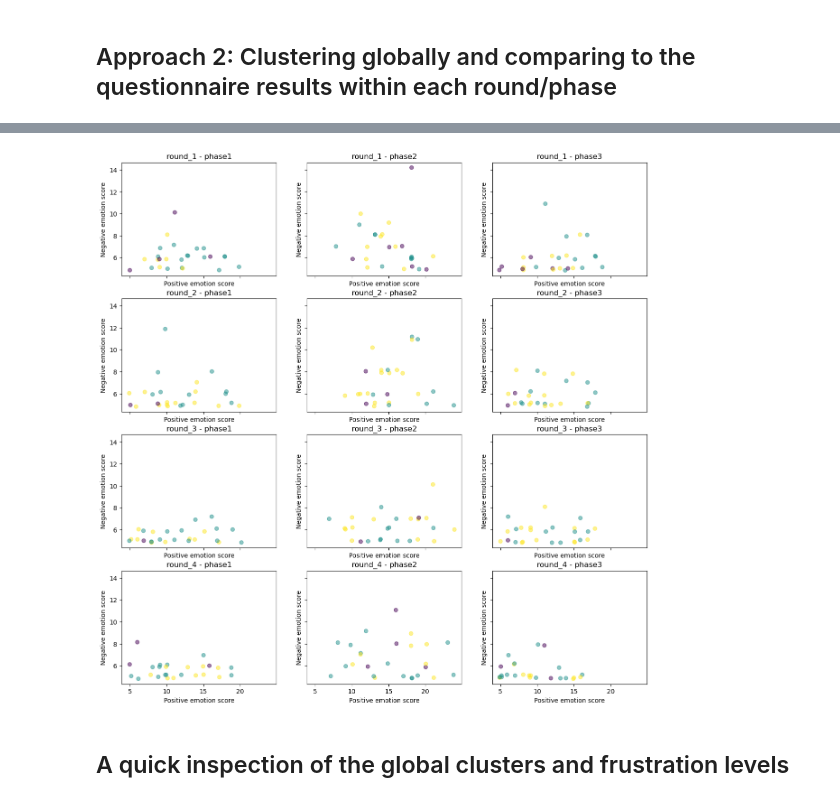
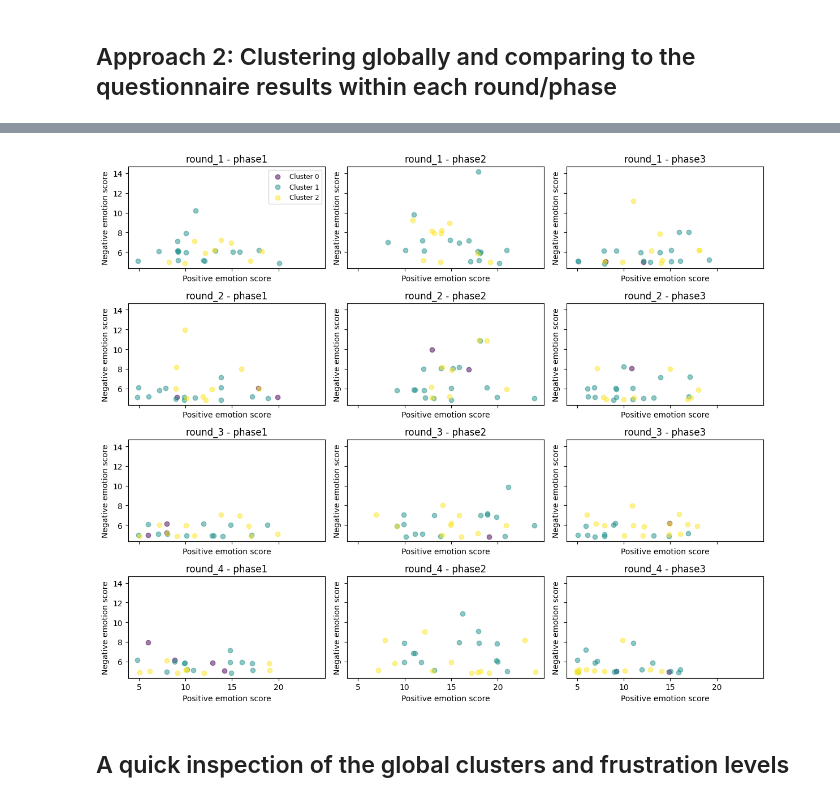
Before and after one commit to SorenBlattBendtsen/02582, a Jupyter notebook: Assignment_2/clusters_vs_emotions.ipynb, the cells around one changed output, grey strips where cells are left out. Saved outputs shown, nothing was run; the diff lists cells and outputs as text; code cells hidden in the pictures.

```diff
--- a/Assignment_2/clusters_vs_emotions.ipynb
+++ b/Assignment_2/clusters_vs_emotions.ipynb
@@ -220,7 +271,21 @@ for i, round in enumerate(sorted(data.Round.unique())):
 # %% [markdown]
 ## Approach 2: Clustering globally and comparing to the questionnaire results within each round/phase
 # %%
-X = standardize(data[num_cols])
-
-kmeans = KMeans(n_clusters=3, random_state=0, n_init="auto").fit(X)
+X = standardize(data_filtered)
+# Kmeans
+kmeans = KMeans(n_clusters=4, random_state=0, n_init="auto").fit(X)
 data['cluster'] = kmeans.labels_
+# %%
+X = standardize(data_filtered)
+# apply K-medoids clustering
+from sklearn_extra.cluster import KMedoids
+
+kmedoids = KMedoids(n_clusters=4, random_state=0).fit(X)
+data['cluster'] = kmedoids.labels_
+# %%
+X = standardize(data_filtered)
+# perfrom hierarchical clustering
+from sklearn.cluster import AgglomerativeClustering
+
+agg = AgglomerativeClustering(n_clusters=3).fit(X)
+data['cluster'] = agg.labels_
@@ -227,14 +310,39 @@ data['cluster'] = kmeans.labels_
 # %%
-fig, axs = plt.subplots(4, 3, figsize=(15, 15), sharey=True, sharex=True)
+# Create subplots
+fig, axs = plt.subplots(4, 3, figsize=(12, 10), sharey=True, sharex=True)
 
-for i, round in enumerate(sorted(data.Round.unique())):
-    for j, phase in enumerate(sorted(data.Phase.unique())):
+# Get unique rounds and phases
+unique_rounds = sorted(data.Round.unique())
+unique_phases = sorted(data.Phase.unique())
+
+# Get unique clusters
+unique_clusters = sorted(data.cluster.unique())
+
+# Set colormap
+colors = plt.cm.get_cmap('viridis', len(unique_clusters))
+
+# Iterate over rounds and phases
+for i, round in enumerate(unique_rounds):
+    for j, phase in enumerate(unique_phases):
         split = data[(data.Round == round) & (data.Phase == phase)]
-        axs[i, j].scatter(jitter_points(split.positive_score), jitter_points(split.negative_score), c=split['cluster'], alpha=0.5)
+
+        # Scatter plot with color by cluster
+        for cluster, color in zip(unique_clusters, colors.colors):
+            cluster_data = split[split.cluster == cluster]
+            axs[i, j].scatter(jitter_points(cluster_data.positive_score),
+                              jitter_points(cluster_data.negative_score),
+                              color=color, alpha=0.5, label=f'Cluster {cluster}' if (i == 0 and j == 0) else None)
+
         axs[i, j].set_title(f'{round} - {phase}')
         axs[i, j].set_xlabel('Positive emotion score')
         axs[i, j].set_ylabel('Negative emotion score')
+
+# Legend only for the first subplot
+axs[0, 0].legend(loc='upper right', fontsize='small')
+
+plt.tight_layout()
+plt.show()
 # %% [output]
-[figure, old version]
+[figure, new version]
 # %% [markdown]
 ## A quick inspection of the global clusters and frustration levels
```
Also changed, not shown: parts of 15 cells of this notebook, 3 other files.
